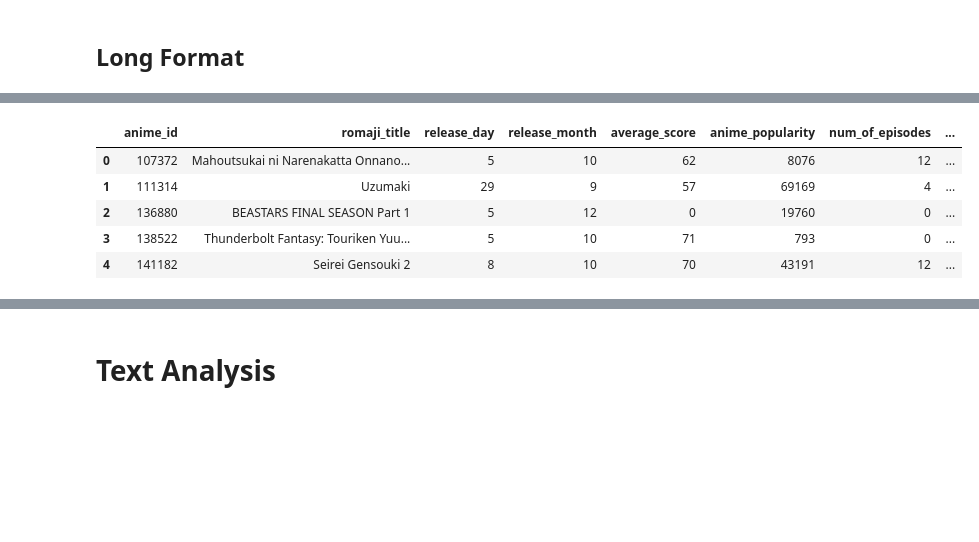
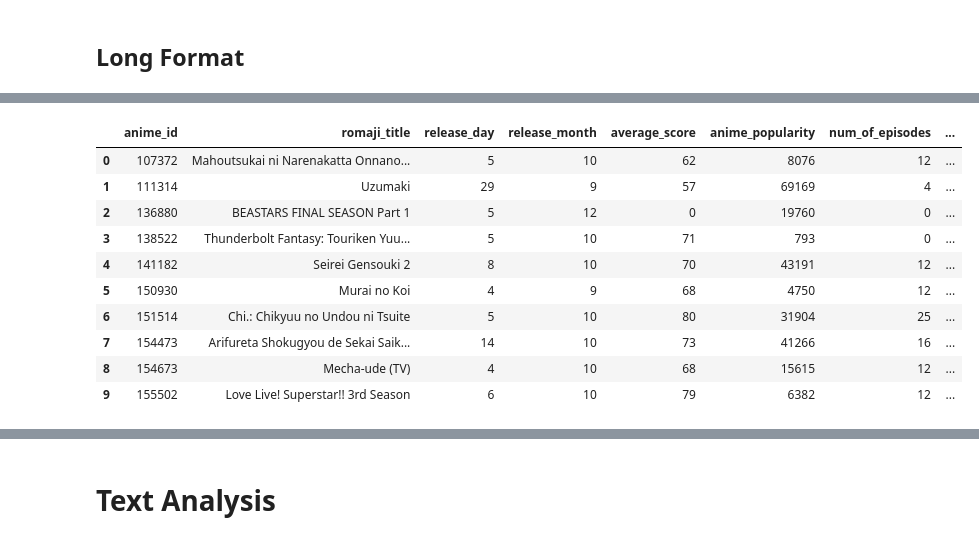
Before and after one commit to keithlaspona/google-colab, a Jupyter notebook: Phase4_Group3_data_analysis.ipynb, the cells around one changed output, grey strips where cells are left out. Saved outputs shown, nothing was run; the diff lists cells and outputs as text; code cells hidden in the pictures; blank space fills up the shorter version.

```diff
--- a/Phase4_Group3_data_analysis.ipynb
+++ b/Phase4_Group3_data_analysis.ipynb
@@ -663,5 +1004,5 @@ clustering_coeff
 ## Long Format
 # %%
 df = get_table('genres_season').to_pandas()
-df.head()
+df.head(10)
 # %% [output]
@@ -670,9 +1011,14 @@ df.head()
 |  | anime_id | romaji_title | release_day | release_month | average_score | anime_popularity | num_of_episodes | ... |
 | 0 | 107372 | Mahoutsukai ni Narenakatta Onnano... | 5 | 10 | 62 | 8076 | 12 | ... |
 | 1 | 111314 | Uzumaki | 29 | 9 | 57 | 69169 | 4 | ... |
 | 2 | 136880 | BEASTARS FINAL SEASON Part 1 | 5 | 12 | 0 | 19760 | 0 | ... |
 | 3 | 138522 | Thunderbolt Fantasy: Touriken Yuu... | 5 | 10 | 71 | 793 | 0 | ... |
 | 4 | 141182 | Seirei Gensouki 2 | 8 | 10 | 70 | 43191 | 12 | ... |
+| 5 | 150930 | Murai no Koi | 4 | 9 | 68 | 4750 | 12 | ... |
+| 6 | 151514 | Chi.: Chikyuu no Undou ni Tsuite | 5 | 10 | 80 | 31904 | 25 | ... |
+| 7 | 154473 | Arifureta Shokugyou de Sekai Saik... | 14 | 10 | 73 | 41266 | 16 | ... |
+| 8 | 154673 | Mecha-ude (TV) | 4 | 10 | 68 | 15615 | 12 | ... |
+| 9 | 155502 | Love Live! Superstar!! 3rd Season | 6 | 10 | 79 | 6382 | 12 | ... |
 # %%
 lf = df[['romaji_title', 'anime_genres', 'average_score', 'anime_popularity', 'num_of_favourites', 'num_of_episodes']].copy()
 lf.head()
```
Also changed, not shown: parts of 10 cells of this notebook.
